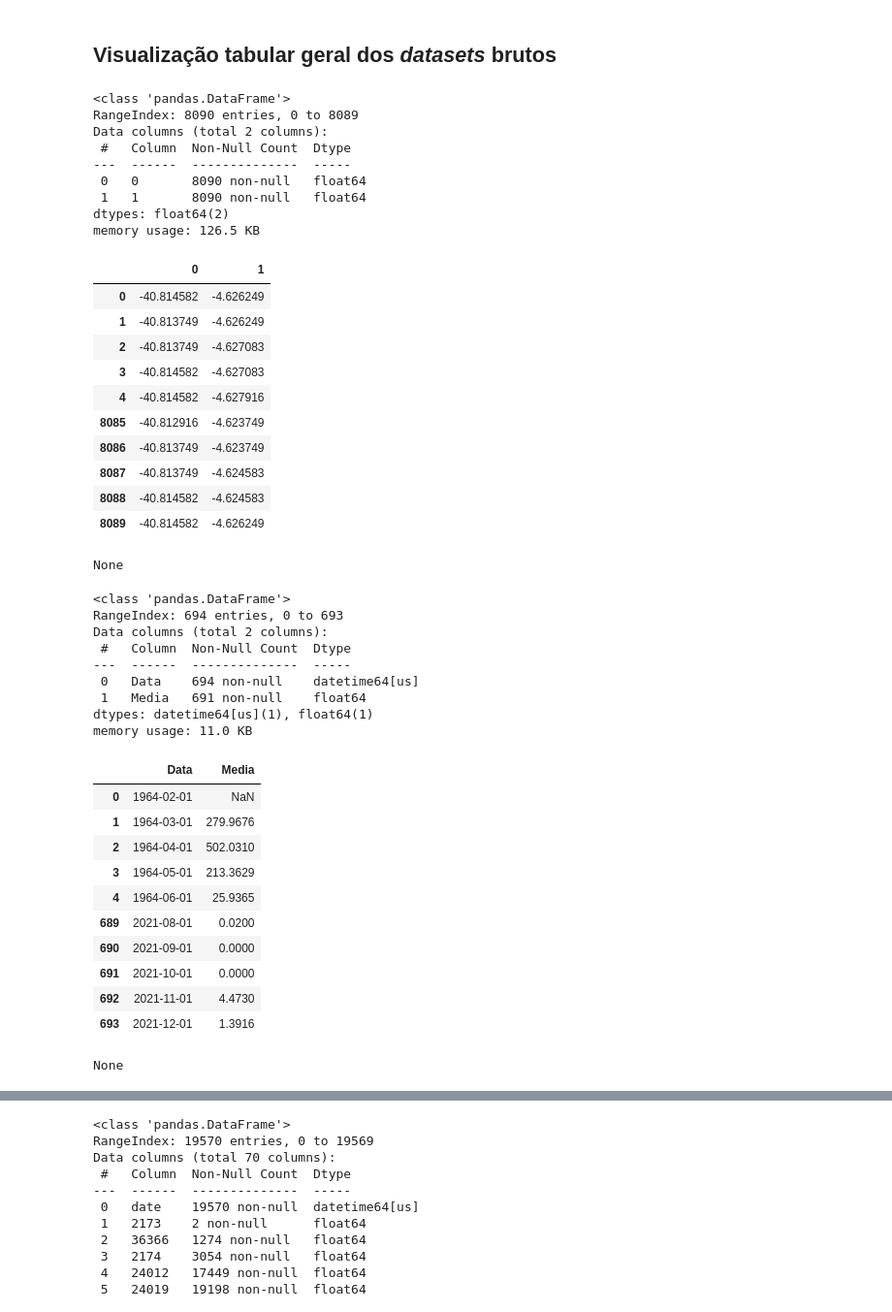
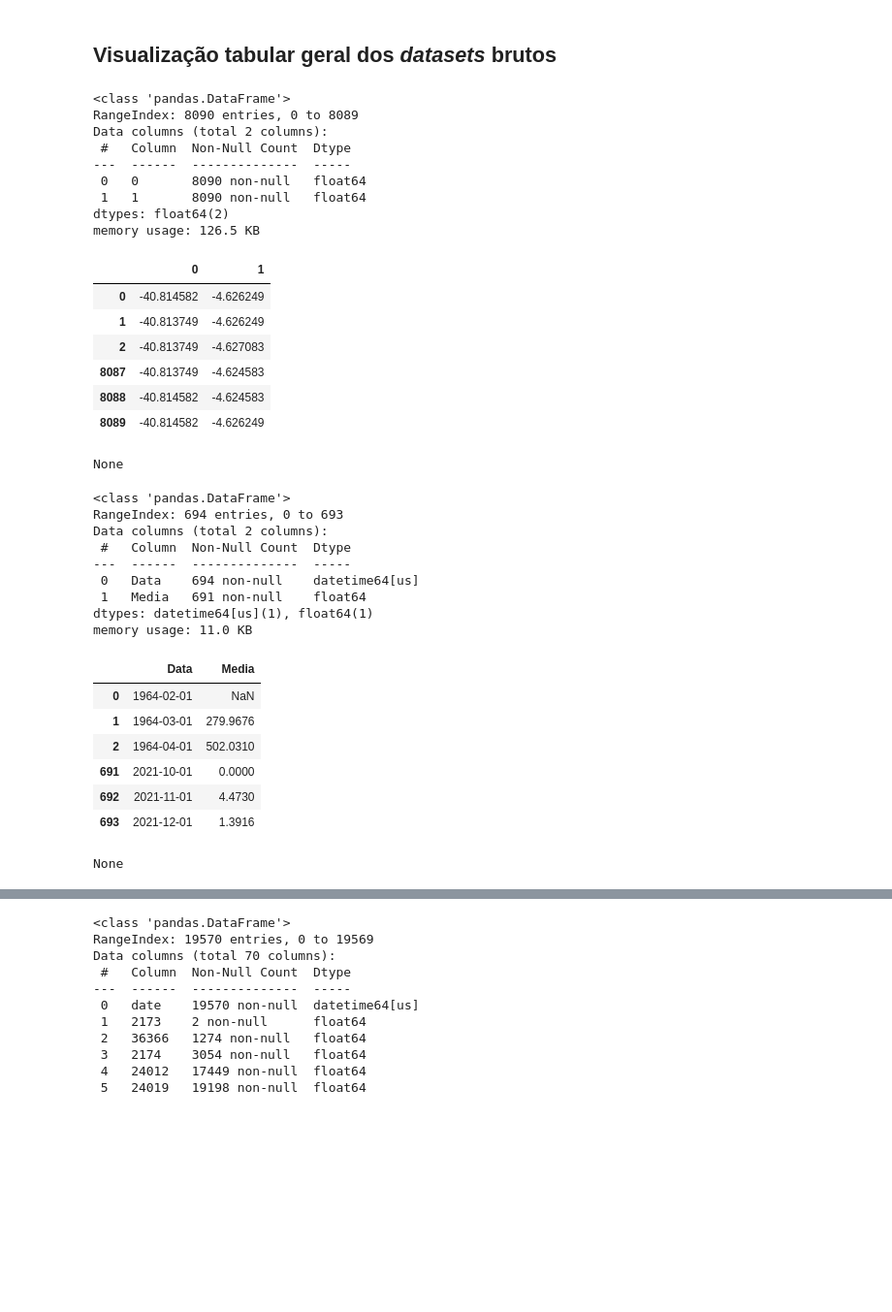
Before and after one commit to levyfelipess/2026-2_hidrologia-avancada, a Jupyter notebook: notebooks/01_inicial.ipynb, the cells around one changed output, grey strips where cells are left out. Shown at 97% size. Saved outputs shown, nothing was run; the diff lists cells and outputs as text; code cells hidden in the pictures; blank space fills up the shorter version.

```diff
--- a/notebooks/01_inicial.ipynb
+++ b/notebooks/01_inicial.ipynb
@@ -20,32 +20,28 @@ Wall time: 49.4 μs
 ## Visualização tabular geral dos *datasets* brutos
 # %%
 df = pd.read_csv('../data/raw/34750000.txt', header=None)
-head_tail_info(df, 5)
+head_tail_info(df=df, n=3)
 # %% [output]
 <class 'pandas.DataFrame'>
 RangeIndex: 8090 entries, 0 to 8089
 Data columns (total 2 columns):
  #   Column  Non-Null Count  Dtype
 ---  ------  --------------  -----
  0   0       8090 non-null   float64
  1   1       8090 non-null   float64
 dtypes: float64(2)
 memory usage: 126.5 KB
 |  | 0 | 1 |
 | 0 | -40.814582 | -4.626249 |
 | 1 | -40.813749 | -4.626249 |
 | 2 | -40.813749 | -4.627083 |
-| 3 | -40.814582 | -4.627083 |
-| 4 | -40.814582 | -4.627916 |
-| 8085 | -40.812916 | -4.623749 |
-| 8086 | -40.813749 | -4.623749 |
 | 8087 | -40.813749 | -4.624583 |
 | 8088 | -40.814582 | -4.624583 |
 | 8089 | -40.814582 | -4.626249 |
 None
 # %%
 df = pd.read_excel('../data/raw/34750000_Vazoes.xlsx', parse_dates=['Data'])
-head_tail_info(df, 5)
+head_tail_info(df=df, n=3)
 # %% [output]
 <class 'pandas.DataFrame'>
 RangeIndex: 694 entries, 0 to 693
@@ -60,10 +56,6 @@ memory usage: 11.0 KB
 | 0 | 1964-02-01 | NaN |
 | 1 | 1964-03-01 | 279.9676 |
 | 2 | 1964-04-01 | 502.0310 |
-| 3 | 1964-05-01 | 213.3629 |
-| 4 | 1964-06-01 | 25.9365 |
-| 689 | 2021-08-01 | 0.0200 |
-| 690 | 2021-09-01 | 0.0000 |
 | 691 | 2021-10-01 | 0.0000 |
 | 692 | 2021-11-01 | 4.4730 |
 | 693 | 2021-12-01 | 1.3916 |
```
Also changed, not shown: parts of 5 cells of this notebook.
